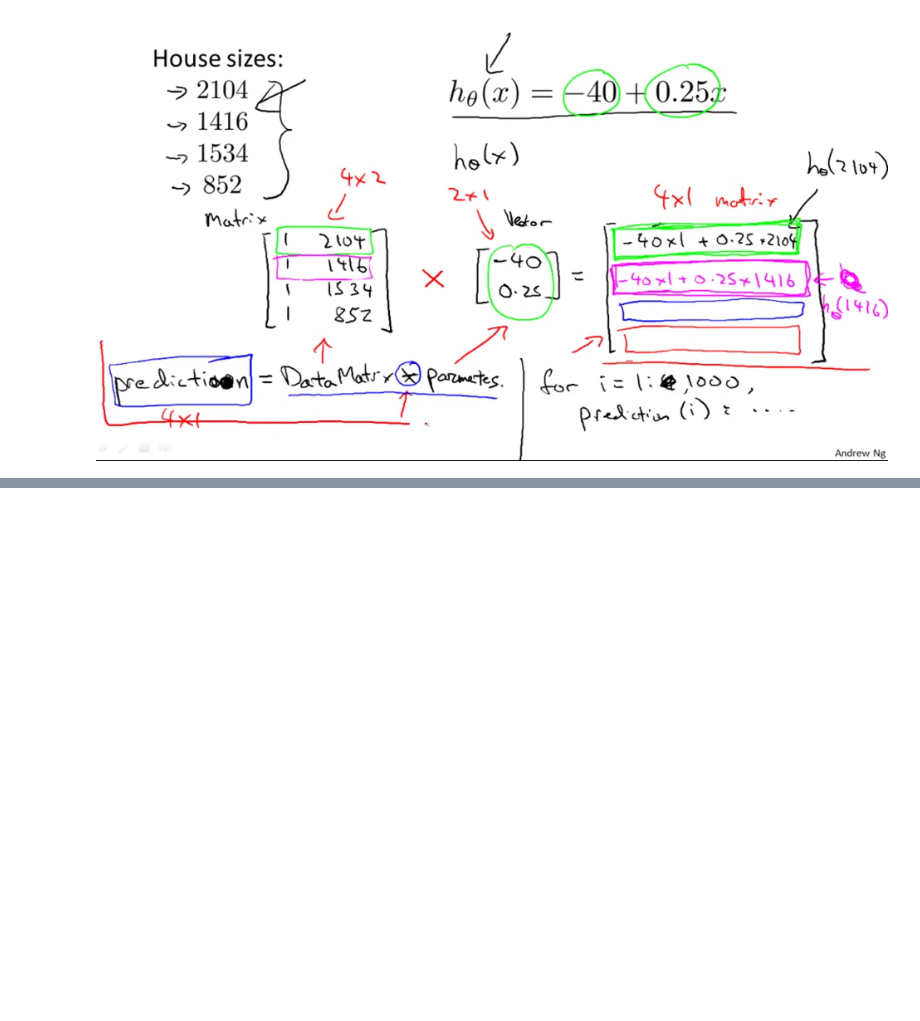
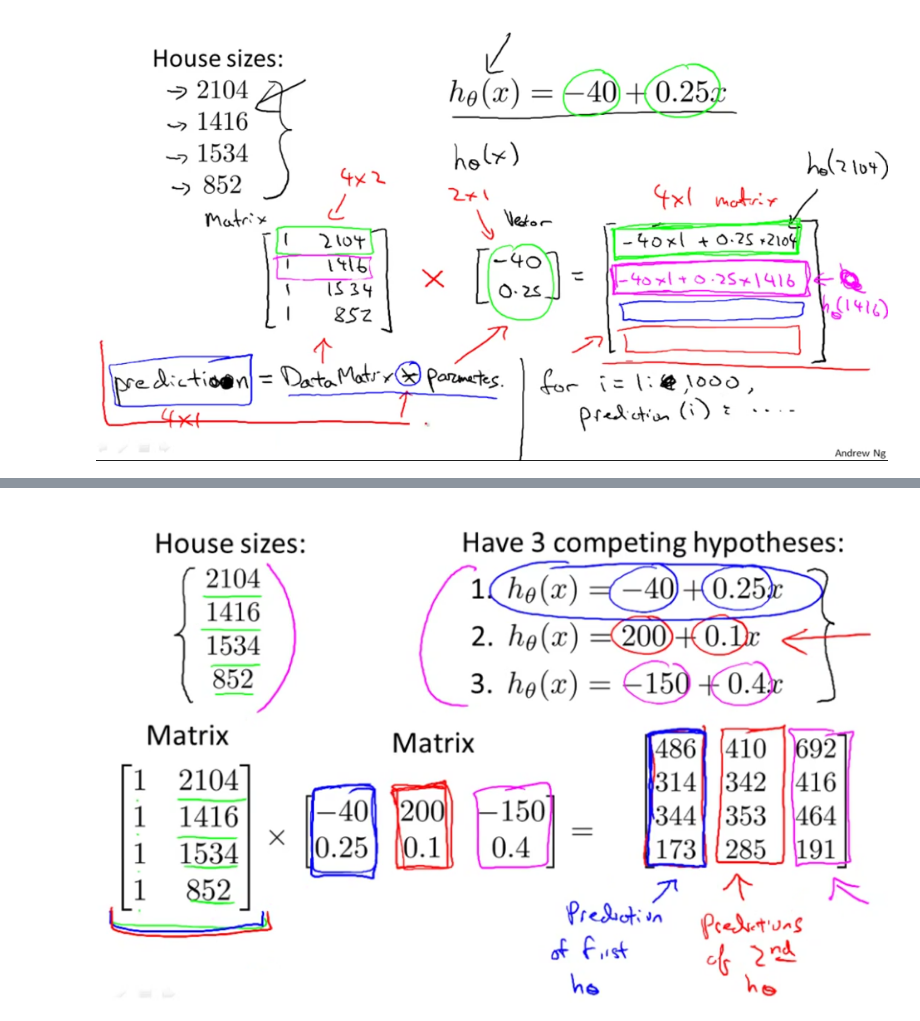
Before and after one commit to ncfausti/machine_learning, a Jupyter notebook: Week 1.ipynb, the cells around one changed output, grey strips where cells are left out. Saved outputs shown, nothing was run; the diff lists cells and outputs as text; code cells hidden in the pictures; blank space fills up the shorter version.

```diff
--- a/Week 1.ipynb
+++ b/Week 1.ipynb
@@ -209,0 +247,4 @@ IMG('octave-vs-iterative.png')
+# %%
+IMG('matrix-matrix-multiplication-use.png')
+# %% [output]
+[figure, added]
```
Also changed, not shown: parts of 12 cells of this notebook, 5 other files.
